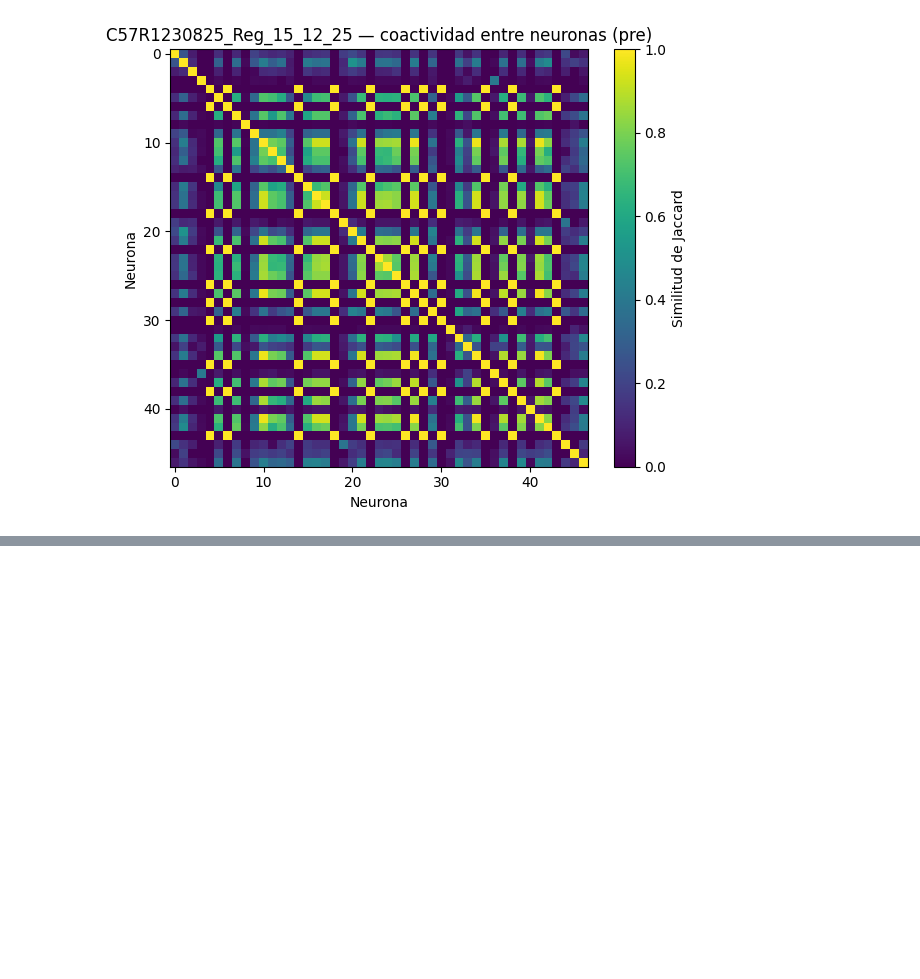
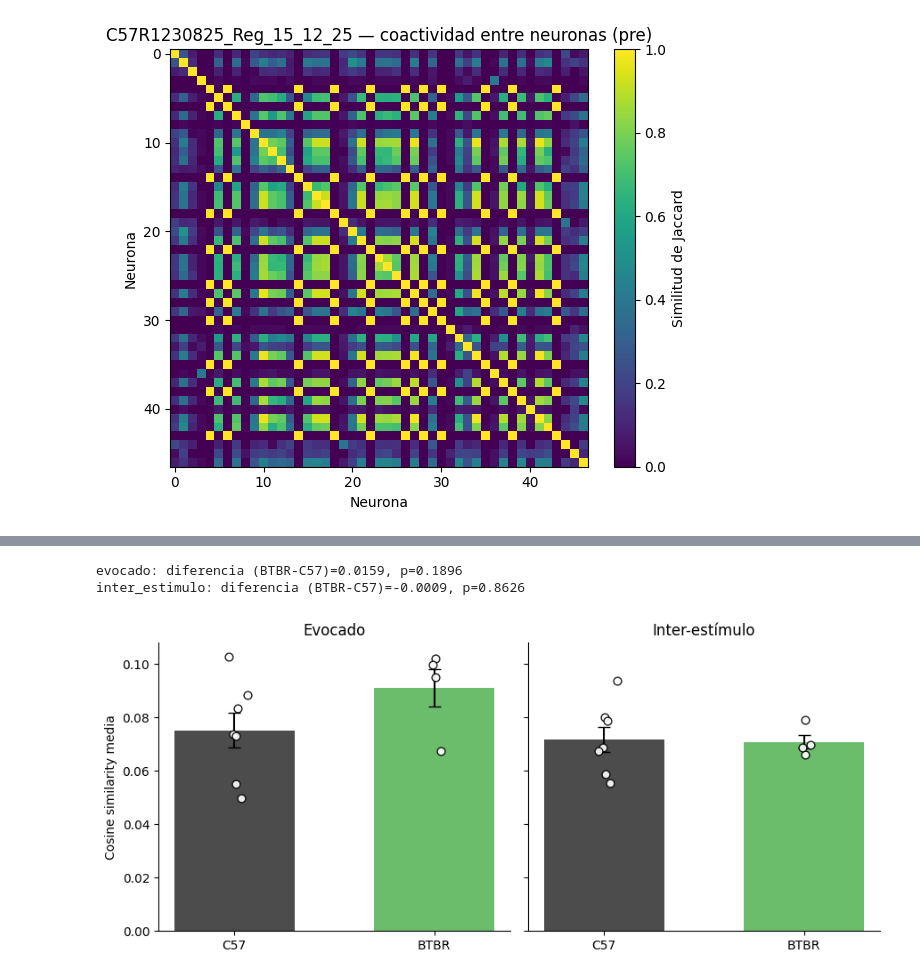
Before and after one commit to gnickii/v1-sensory-coding-asd-model, a Jupyter notebook: src/ensambles/ensambles_pipeline.ipynb, the cells around one changed output, grey strips where cells are left out. Cells and saved outputs as stored; diff of their text form; code cells hidden in the pictures; blank space fills up the shorter version.

```diff
--- a/src/ensambles/ensambles_pipeline.ipynb
+++ b/src/ensambles/ensambles_pipeline.ipynb
@@ -2316,6 +2316,16 @@ animal.
 
 ---
 ## Espontáneos
+# %%
+SPONTANEOUS_ROOT = Path(DATA_ROOT).parent  # sube de 'Nueva_carpeta' a 'Calcio'
+
+def get_spontaneous_folder(group: str) -> Path:
+    """
+    Ruta a la carpeta de espontáneos limpia para un genotipo — todos los
+    animales de ese genotipo están sueltos en esta misma carpeta.
+    """
+    SPONTANEOUS_ROOT_CLEAN = Path(r'D:\AL-205\Nicole\Calcio_raw\Espontaneo')
+    return SPONTANEOUS_ROOT_CLEAN / f'{group}_espontaneo'
 # %%
 sid_test_isi = 'Delta 4-22 wt'
 data_test_isi = continuous_traces_data[sid_test_isi]
@@ -2639,0 +2867,46 @@ Matriz de coactivación de neuronas: (47, 47)
+# %%
+for condition_name, data_dict in mean_cos_per_subject.items():
+    values = np.array([v for (g, v) in data_dict.values()])
+    genotypes_arr = np.array([g for (g, v) in data_dict.values()])
+
+    result = permutation_test_groups(values, genotypes_arr)
+    print(f'{condition_name}: diferencia (BTBR-C57)={result["observed_diff"]:.4f}, p={result["p_value"]:.4f}')
+# %% [output]
+evocado: diferencia (BTBR-C57)=0.0159, p=0.1896
+inter_estimulo: diferencia (BTBR-C57)=-0.0009, p=0.8626
+# %%
+fig, axes = plt.subplots(1, 2, figsize=(9, 4), sharey=True)
+
+panels_main = [
+    ('Evocado', mean_cos_per_subject['evocado']),
+    ('Inter-estímulo', mean_cos_per_subject['inter_estimulo']),
+]
+
+for ax, (title, data_dict) in zip(axes, panels_main):
+    means = []
+    sems = []
+    for geno in ['C57', 'BTBR']:
+        values = [v for (g, v) in data_dict.values() if g == geno]
+        means.append(np.mean(values) if values else 0)
+        sems.append(np.std(values) / np.sqrt(len(values)) if len(values) > 1 else 0)
+
+    x_pos = [0, 1]
+    bar_colors = [palette['C57'], palette['BTBR']]
+    ax.bar(x_pos, means, yerr=sems, color=bar_colors, alpha=0.7, capsize=5, width=0.6)
+
+    for geno_idx, geno in enumerate(['C57', 'BTBR']):
+        values = [v for (g, v) in data_dict.values() if g == geno]
+        jitter = np.random.default_rng(0).normal(geno_idx, 0.05, size=len(values))
+        ax.scatter(jitter, values, color='white', edgecolor='black', s=40, zorder=3, alpha=0.9)
+
+    ax.set_xticks([0, 1])
+    ax.set_xticklabels(['C57', 'BTBR'])
+    ax.set_title(title)
+    ax.spines[['top', 'right']].set_visible(False)
+
+axes[0].set_ylabel('Cosine similarity media')
+plt.tight_layout()
+fig.savefig(OUTPUT_DIR / 'cosine_evocado_isi_bars.svg', format='svg', bbox_inches='tight')
+plt.show()
+# %% [output]
+[figure, added]
```
Also changed, not shown: parts of 15 cells of this notebook, 5 other files.
